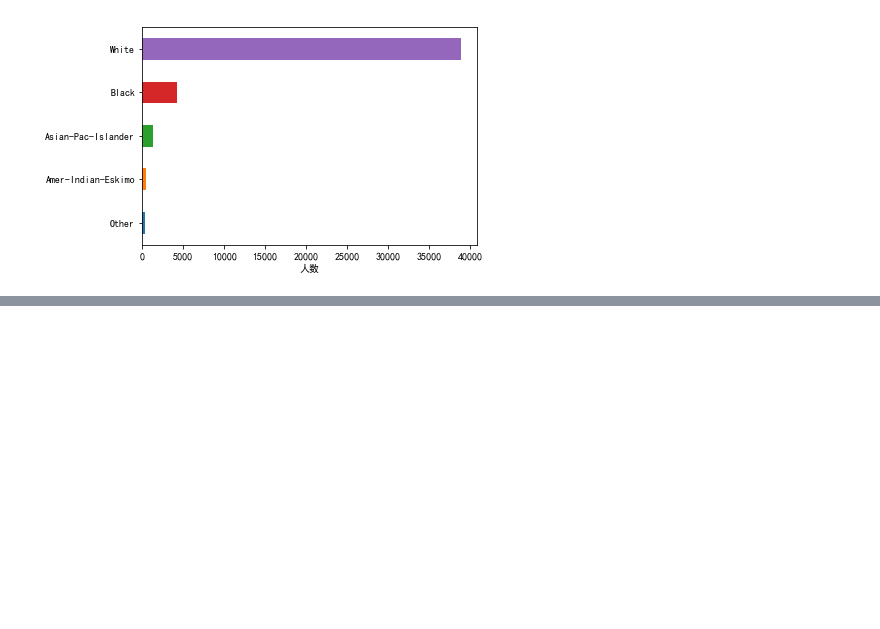
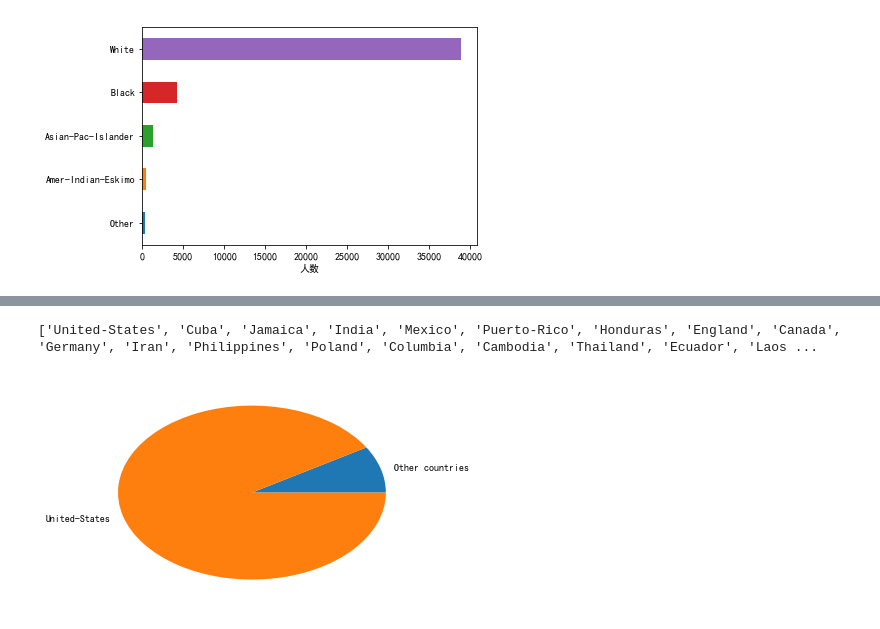
Before and after one commit to shinshiner/CS245-Data-Science, a Jupyter notebook: Adult++/main.ipynb, the cells around one changed output, grey strips where cells are left out. Cells and saved outputs as stored; diff of their text form; code cells hidden in the pictures; blank space fills up the shorter version.

```diff
--- a/Adult++/main.ipynb
+++ b/Adult++/main.ipynb
@@ -274 +271,21 @@ plt.show()
+# %%
+tar_df = class_real_df['native_country']
+all_country = list(class_real_df['native_country'].unique())
+print(all_country)
+all_country.remove('United-States')
+
+tar_df2 = tar_df
+for country in all_country:
+    tar_df2 = tar_df2.replace(country, 'Other countries')
+tar_df2
+
+#plt.figure(figsize=(10, 15))
+plt.figure(figsize=(6, 4))
+tar_df2.value_counts(ascending=True).plot(kind='pie', label='')
+
+plt.savefig('report/img/native_country_dis')
+plt.show()
+# %% [output]
+['United-States', 'Cuba', 'Jamaica', 'India', 'Mexico', 'Puerto-Rico', 'Honduras', 'England', 'Canada', 'Germany', 'Iran', 'Philippines', 'Poland', 'Columbia', 'Cambodia', 'Thailand', 'Ecuador', 'Laos ...
+[figure, added]
 # %%
```
Also changed, not shown: parts of 4 cells of this notebook, 13 other files.
